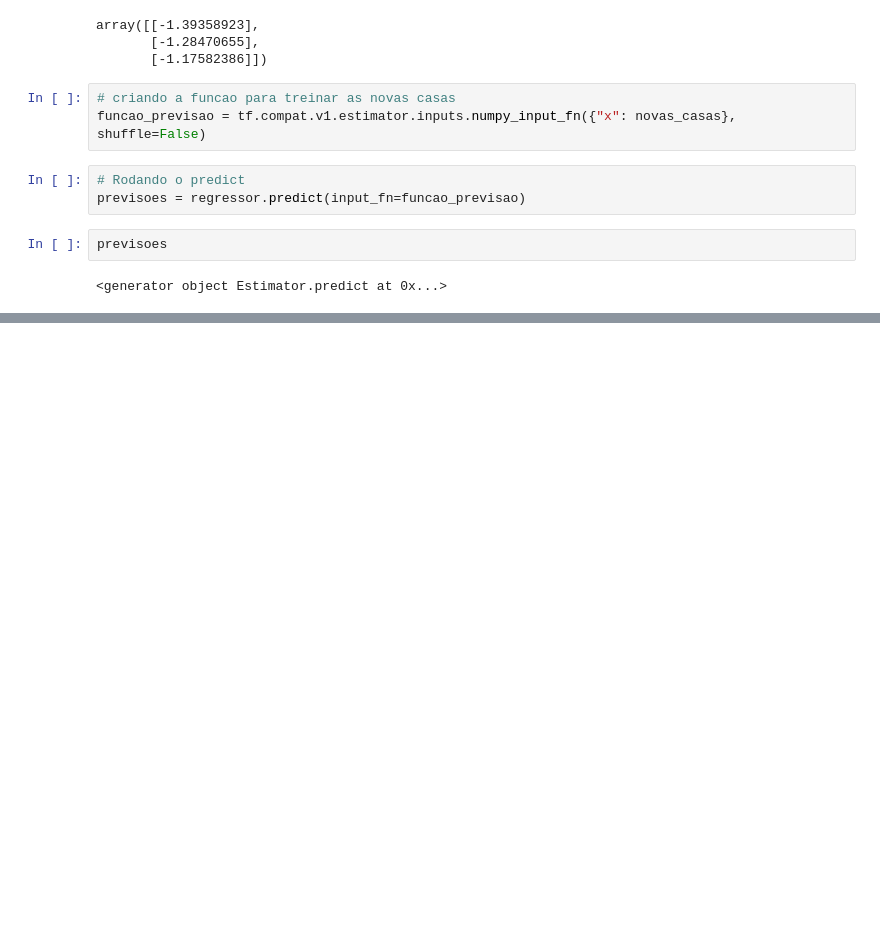
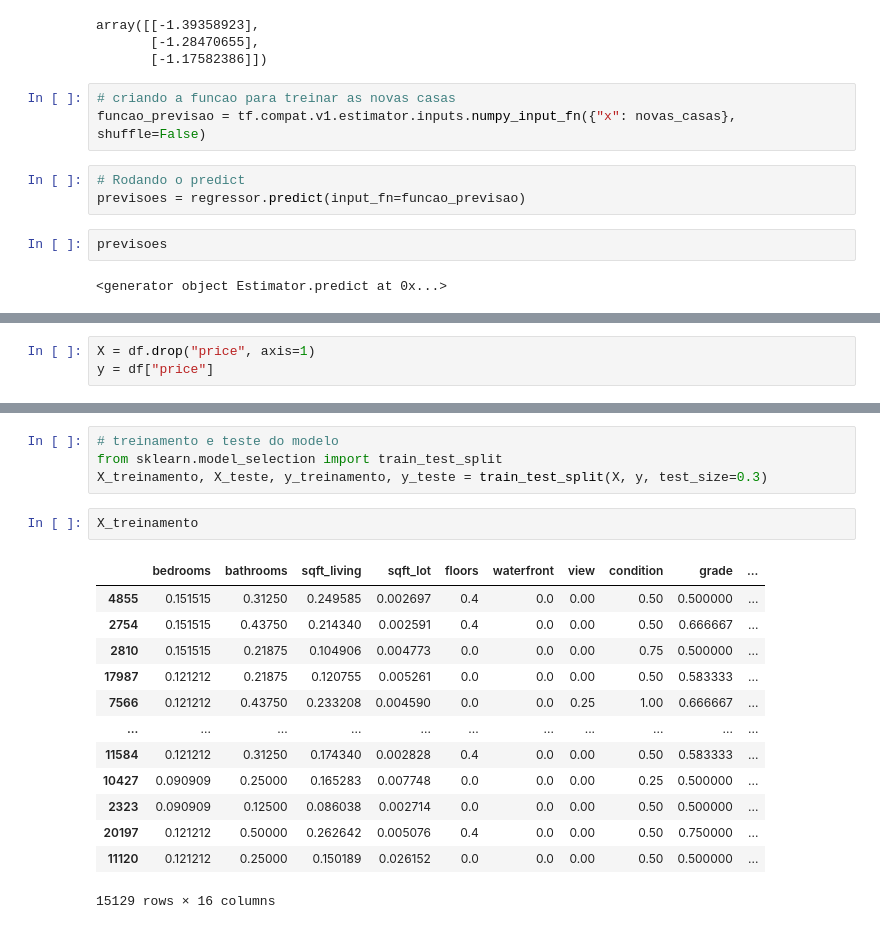
Before and after one commit to vinisouz4/TensorFlowStudy, a Jupyter notebook: Untitled13.ipynb, the cells around one changed output, grey strips where cells are left out. Cells and saved outputs as stored; diff of their text form; blank space fills up the shorter version.

```diff
--- a/Untitled13.ipynb
+++ b/Untitled13.ipynb
@@ -980,0 +1136,3 @@ for i in regressor.predict(input_fn=funcao_previsao):
+# %%
+X = df.drop("price", axis=1)
+y = df["price"]
@@ -980,0 +1181,20 @@ for i in regressor.predict(input_fn=funcao_previsao):
+# %%
+# treinamento e teste do modelo
+from sklearn.model_selection import train_test_split
+X_treinamento, X_teste, y_treinamento, y_teste = train_test_split(X, y, test_size=0.3)
+# %%
+X_treinamento
+# %% [output]
+|  | bedrooms | bathrooms | sqft_living | sqft_lot | floors | waterfront | view | condition | grade | ... |
+| 4855 | 0.151515 | 0.31250 | 0.249585 | 0.002697 | 0.4 | 0.0 | 0.00 | 0.50 | 0.500000 | ... |
+| 2754 | 0.151515 | 0.43750 | 0.214340 | 0.002591 | 0.4 | 0.0 | 0.00 | 0.50 | 0.666667 | ... |
+| 2810 | 0.151515 | 0.21875 | 0.104906 | 0.004773 | 0.0 | 0.0 | 0.00 | 0.75 | 0.500000 | ... |
+| 17987 | 0.121212 | 0.21875 | 0.120755 | 0.005261 | 0.0 | 0.0 | 0.00 | 0.50 | 0.583333 | ... |
+| 7566 | 0.121212 | 0.43750 | 0.233208 | 0.004590 | 0.0 | 0.0 | 0.25 | 1.00 | 0.666667 | ... |
+| ... | ... | ... | ... | ... | ... | ... | ... | ... | ... | ... |
+| 11584 | 0.121212 | 0.31250 | 0.174340 | 0.002828 | 0.4 | 0.0 | 0.00 | 0.50 | 0.583333 | ... |
+| 10427 | 0.090909 | 0.25000 | 0.165283 | 0.007748 | 0.0 | 0.0 | 0.00 | 0.25 | 0.500000 | ... |
+| 2323 | 0.090909 | 0.12500 | 0.086038 | 0.002714 | 0.0 | 0.0 | 0.00 | 0.50 | 0.500000 | ... |
+| 20197 | 0.121212 | 0.50000 | 0.262642 | 0.005076 | 0.4 | 0.0 | 0.00 | 0.50 | 0.750000 | ... |
+| 11120 | 0.121212 | 0.25000 | 0.150189 | 0.026152 | 0.0 | 0.0 | 0.00 | 0.50 | 0.500000 | ... |
+15129 rows × 16 columns
```
Also changed, not shown: parts of 38 cells of this notebook.
